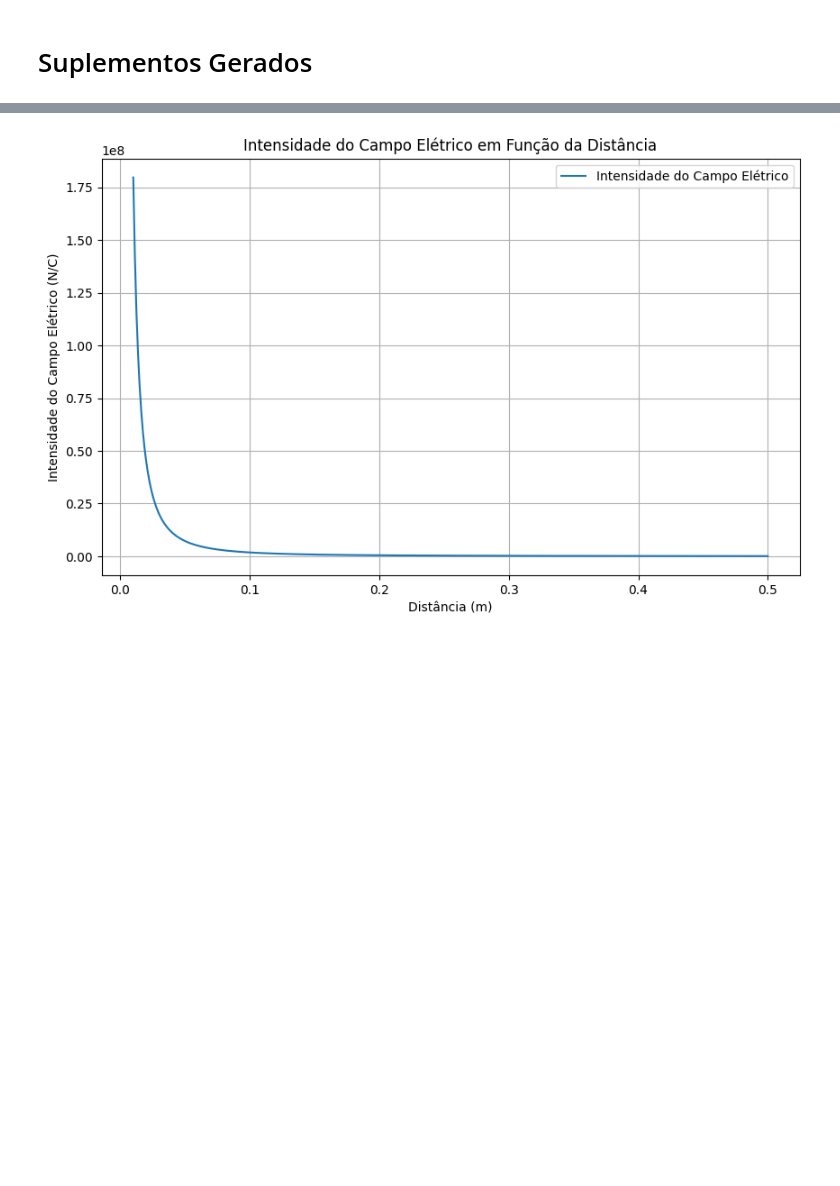
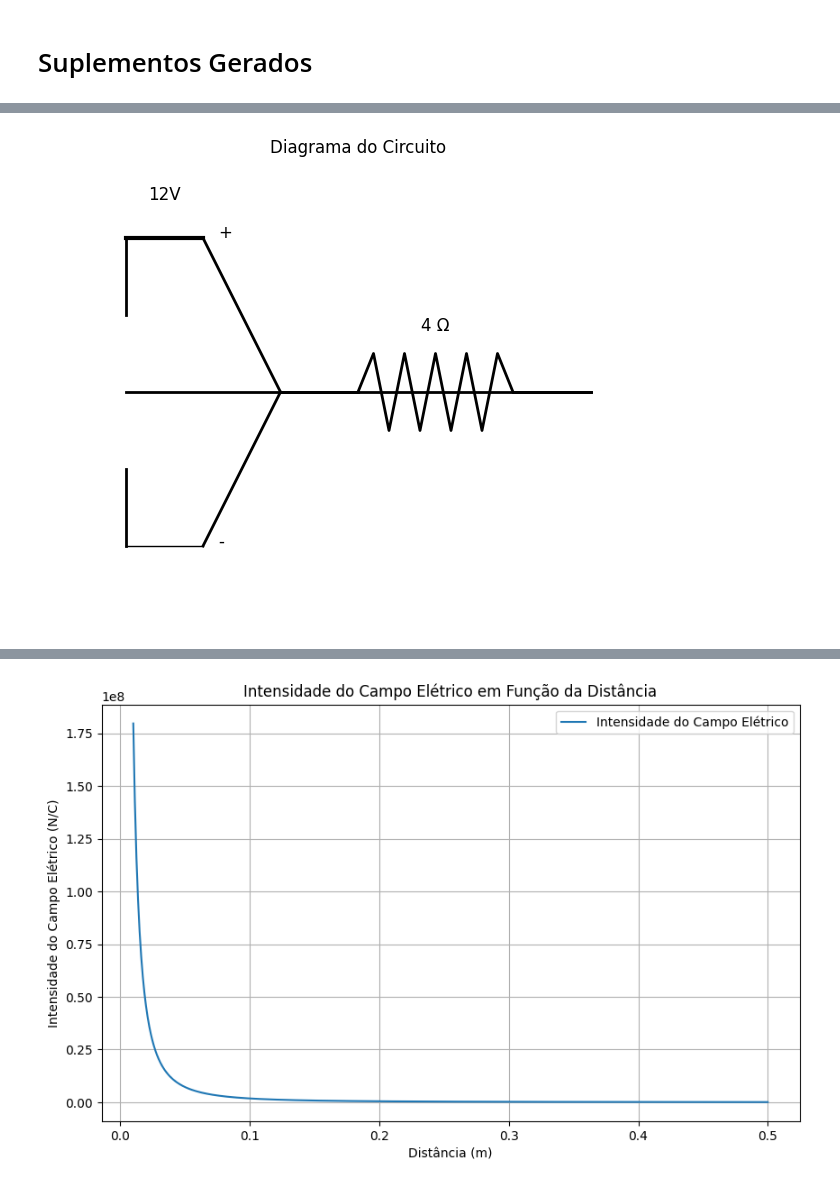
Before and after one commit to hansufsm/FisicaIA, a Jupyter notebook: esquadrao_fisicaia.ipynb, the cells around one changed output, grey strips where cells are left out. Drawn from its saved outputs; the diff is of its cells as text; code cells hidden in the pictures; blank space fills up the shorter version.

```diff
--- a/esquadrao_fisicaia.ipynb
+++ b/esquadrao_fisicaia.ipynb
@@ -515,0 +608,87 @@ Vamos resolver juntos: - Qual é o campo elétrico a 0.2 m de uma carga de 2 μC
+# %%
+import matplotlib.pyplot as plt
+import numpy as np
+
+# 1. Diagrama do Circuito
+def plot_circuit_diagram():
+    fig, ax = plt.subplots(figsize=(8, 6))
+
+    # Bateria
+    ax.plot([0, 0], [1, 2], 'k-', lw=2)
+    ax.plot([0, 0], [-1, -2], 'k-', lw=2)
+    ax.plot([0, 1], [2, 2], 'k-', lw=3)
+    ax.plot([0, 1], [-2, -2], 'k-', lw=1)
+    ax.text(1.2, 2, '+', fontsize=12)
+    ax.text(1.2, -2, '-', fontsize=12)
+    ax.text(0.5, 2.5, '12V', fontsize=12, ha='center')
+
+    # Conexões até o resistor
+    ax.plot([1, 2], [2, 0], 'k-', lw=2)
+    ax.plot([1, 2], [-2, 0], 'k-', lw=2)
+
+    # Resistor (parte central do circuito)
+    ax.plot([2, 3], [0, 0], 'k-', lw=2)
+    ax.plot([3, 3.2, 3.4, 3.6, 3.8, 4, 4.2, 4.4, 4.6, 4.8, 5],
+             [0, 0.5, -0.5, 0.5, -0.5, 0.5, -0.5, 0.5, -0.5, 0.5, 0], 'k-', lw=2)
+    ax.plot([5, 6], [0, 0], 'k-', lw=2)
+    ax.text(4, 0.8, '4 Ω', fontsize=12, ha='center')
+
+    # Retorno para a bateria
+    ax.plot([6, 0], [0, 0], 'k-', lw=2)
+
+    ax.set_xlim(-1, 7)
+    ax.set_ylim(-3, 3)
+    ax.axis('off')
+    ax.set_title('Diagrama do Circuito')
+
+    # Salvar imagem
+    plt.savefig("diagrama_circuito.png", bbox_inches='tight')
+    plt.show()
+
+# 2. Gráfico da Lei de Ohm
+def plot_ohm_law():
+    V = np.linspace(0, 12, 100)  # Tensão de 0 a 12V
+    R = 4  # Resistência constante
+    I = V / R  # Corrente calculada pela Lei de Ohm
+
+    fig, ax = plt.subplots(figsize=(8, 6))
+    ax.plot(V, I, 'b-', lw=2)
+    ax.set_xlabel('Tensão (V)')
+    ax.set_ylabel('Corrente (A)')
+    ax.set_title('Lei de Ohm: Corrente vs. Tensão')
+    ax.grid(True)
+
+    # Salvar imagem
+    plt.savefig("grafico_lei_de_ohm.png", bbox_inches='tight')
+    plt.show()
+
+# 3. Visualização da Corrente
+def plot_current_visualization():
+    fig, ax = plt.subplots(figsize=(8, 2))
+    ax.set_xlim(0, 10)
+    ax.set_ylim(-1, 1)
+    ax.axis('off')
+
+    # Desenha o resistor
+    ax.plot([1, 9], [0, 0], 'k-', lw=3)
+    ax.plot([2, 2.2, 2.4, 2.6, 2.8, 3, 3.2, 3.4, 3.6, 3.8, 4],
+            [0, 0.4, -0.4, 0.4, -0.4, 0.4, -0.4, 0.4, -0.4, 0.4, 0], 'k-', lw=2)
+    ax.plot([6, 6.2, 6.4, 6.6, 6.8, 7, 7.2, 7.4, 7.6, 7.8, 8],
+            [0, 0.4, -0.4, 0.4, -0.4, 0.4, -0.4, 0.4, -0.4, 0.4, 0], 'k-', lw=2)
+
+    # Setas representando a corrente
+    for i in np.linspace(1.5, 8.5, 10):
+        ax.arrow(i - 0.2, 0, 0.4, 0, head_width=0.1, head_length=0.2, fc='r', ec='r')
+
+    ax.set_title('Visualização da Corrente no Resistor')
+
+    # Salvar imagem
+    plt.savefig("visualizacao_corrente.png", bbox_inches='tight')
+    plt.show()
+
+# Executa as visualizações e salva os arquivos
+plot_circuit_diagram()
+plot_ohm_law()
+plot_current_visualization()
+# %% [output]
+[figure, added]
```
Also changed, not shown: parts of 11 cells of this notebook.
